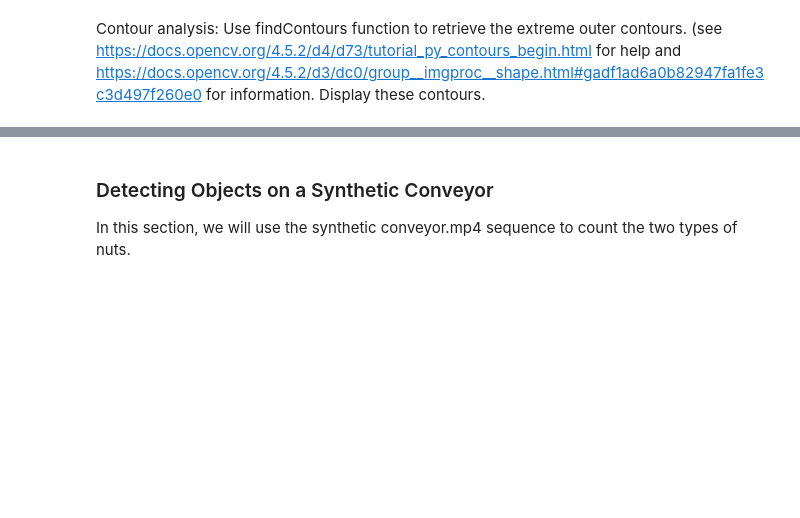
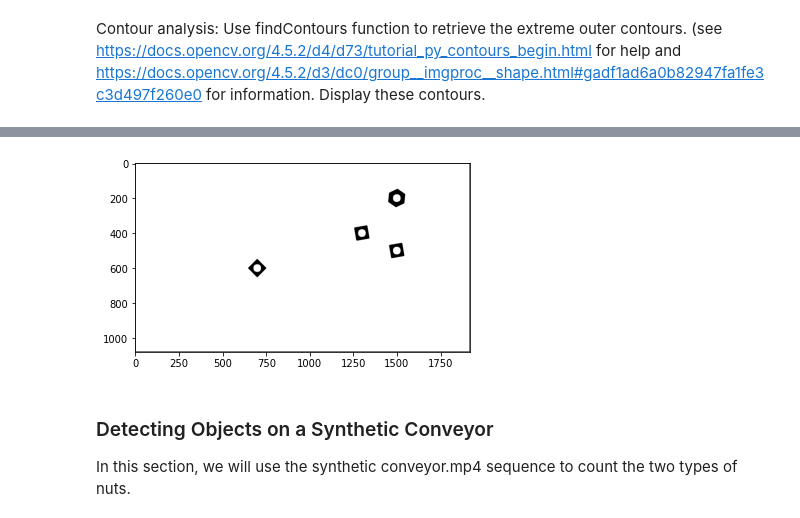
Before and after one commit to nifla2000/EN2550-Codings, a Jupyter notebook: ASSIGNMENT_03/Assignment_3.ipynb, the cells around one changed output, grey strips where cells are left out. Drawn from its saved outputs; the diff is of its cells as text; code cells hidden in the pictures; blank space fills up the shorter version.

```diff
--- a/ASSIGNMENT_03/Assignment_3.ipynb
+++ b/ASSIGNMENT_03/Assignment_3.ipynb
@@ -79,3 +162,6 @@ For the hexnut template, you should get the object area in pixel as approximatel
 # %% [markdown]
 Contour analysis: Use findContours function to retrieve the extreme outer contours. (see https://docs.opencv.org/4.5.2/d4/d73/tutorial_py_contours_begin.html for help and https://docs.opencv.org/4.5.2/d3/dc0/group__imgproc__shape.html#gadf1ad6a0b82947fa1fe3c3d497f260e0 for information.</br>
 Display these contours.
+# %%
+ret, thresh = cv.threshold(th3, 127, 255, 0)
+contours_convayer, hierarchy_convayer = cv.findContours(thresh, cv.RETR_TREE, cv.CHAIN_APPROX_SIMPLE)
@@ -82,3 +190,10 @@ Display these contours.
+# %%
+cv.drawContours(th3, contours_convayer, -1, (0,255,0), 3)
+plt.figure()
+plt.imshow(th3,'gray')
+plt.show()
+# %% [output]
+[figure, added]
 # %% [markdown]
 <h3>Detecting Objects on a Synthetic Conveyor</h3>
 In this section, we will use the synthetic conveyor.mp4 sequence to count the two types of nuts.
```
Also changed, not shown: parts of 14 cells of this notebook, 10 other files.
